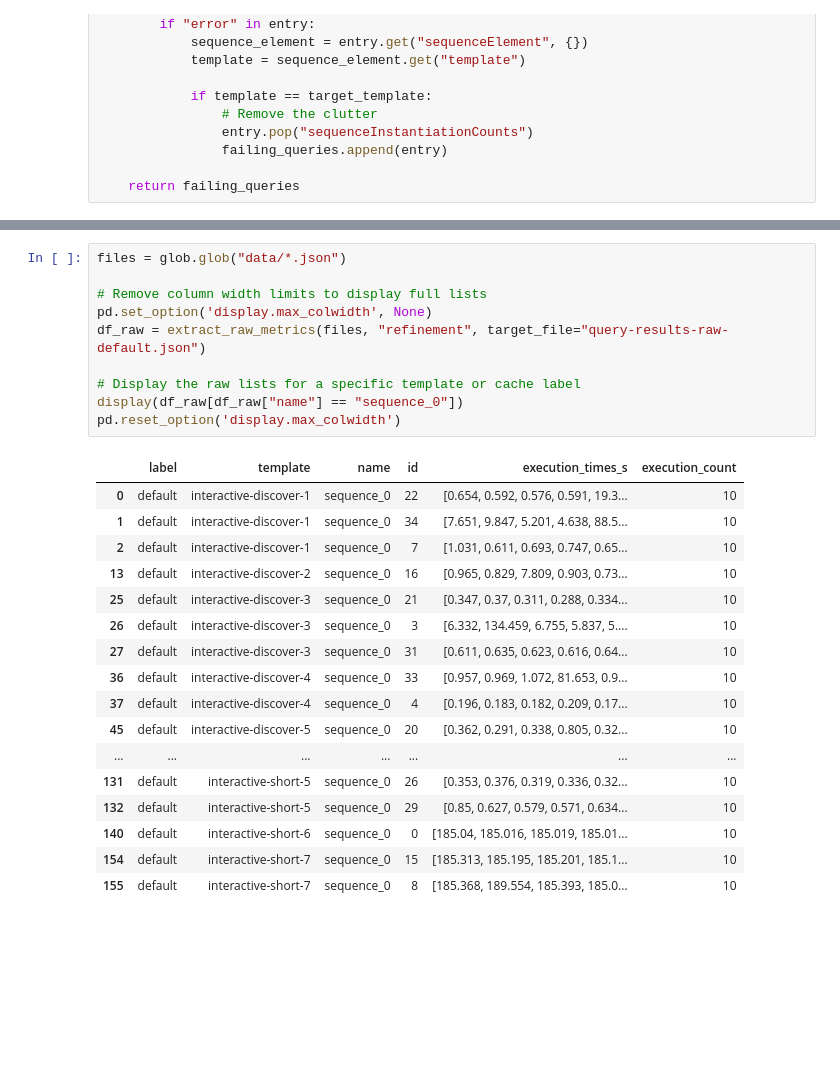
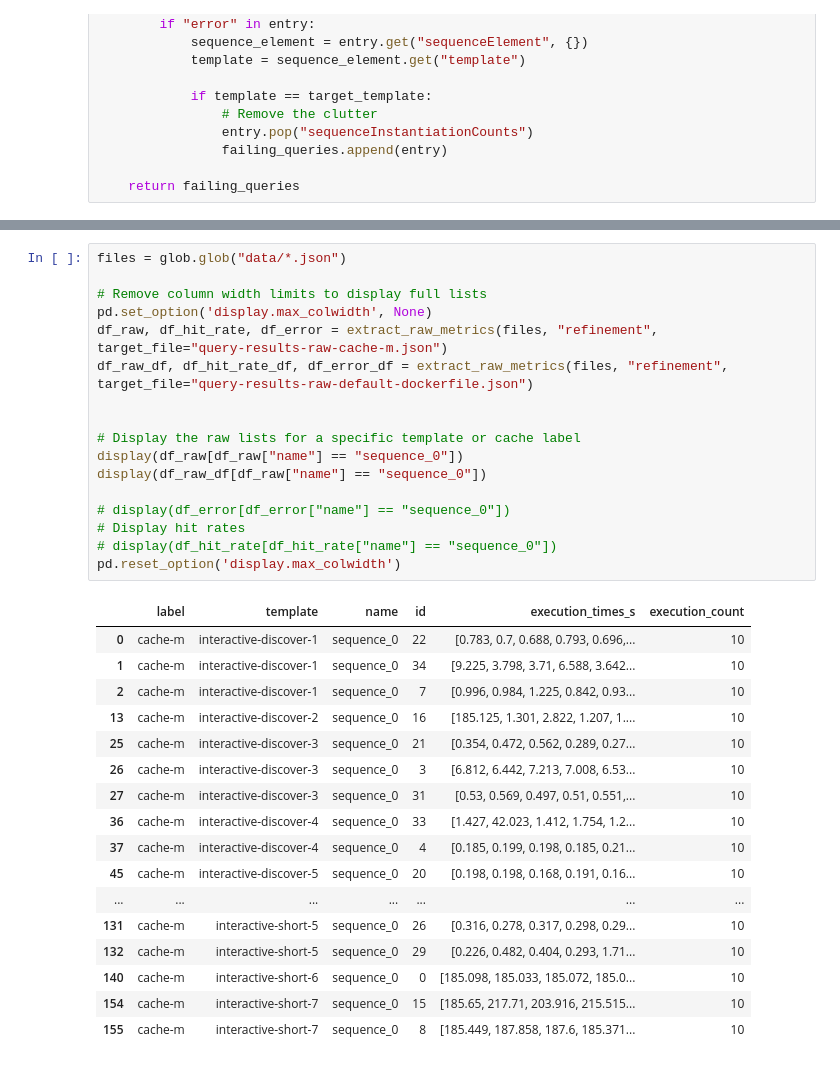
Before and after one commit to RubenEschauzier/process-raw-caching-jbr-output, a Jupyter notebook: src/data_analysis.ipynb, the cells around one changed output, grey strips where cells are left out. Saved outputs shown, nothing was run; the diff lists cells and outputs as text; blank space fills up the shorter version.

```diff
--- a/src/data_analysis.ipynb
+++ b/src/data_analysis.ipynb
@@ -506,28 +532,35 @@ def extract_raw_metrics(files, filterMode: Literal["refinement", "non-refinement
 # %%
 files = glob.glob("data/*.json")
 
 # Remove column width limits to display full lists
 pd.set_option('display.max_colwidth', None)
-df_raw = extract_raw_metrics(files, "refinement", target_file="query-results-raw-default.json")
+df_raw, df_hit_rate, df_error = extract_raw_metrics(files, "refinement", target_file="query-results-raw-cache-m.json")
+df_raw_df, df_hit_rate_df, df_error_df = extract_raw_metrics(files, "refinement", target_file="query-results-raw-default-dockerfile.json")
+
 
 # Display the raw lists for a specific template or cache label
 display(df_raw[df_raw["name"] == "sequence_0"])
+display(df_raw_df[df_raw["name"] == "sequence_0"])
+
+# display(df_error[df_error["name"] == "sequence_0"])
+# Display hit rates
+# display(df_hit_rate[df_hit_rate["name"] == "sequence_0"])
 pd.reset_option('display.max_colwidth')
 # %% [output]
 |  | label | template | name | id | execution_times_s | execution_count |
-| 0 | default | interactive-discover-1 | sequence_0 | 22 | [0.654, 0.592, 0.576, 0.591, 19.3... | 10 |
-| 1 | default | interactive-discover-1 | sequence_0 | 34 | [7.651, 9.847, 5.201, 4.638, 88.5... | 10 |
-| 2 | default | interactive-discover-1 | sequence_0 | 7 | [1.031, 0.611, 0.693, 0.747, 0.65... | 10 |
-| 13 | default | interactive-discover-2 | sequence_0 | 16 | [0.965, 0.829, 7.809, 0.903, 0.73... | 10 |
-| 25 | default | interactive-discover-3 | sequence_0 | 21 | [0.347, 0.37, 0.311, 0.288, 0.334... | 10 |
-| 26 | default | interactive-discover-3 | sequence_0 | 3 | [6.332, 134.459, 6.755, 5.837, 5.... | 10 |
-| 27 | default | interactive-discover-3 | sequence_0 | 31 | [0.611, 0.635, 0.623, 0.616, 0.64... | 10 |
-| 36 | default | interactive-discover-4 | sequence_0 | 33 | [0.957, 0.969, 1.072, 81.653, 0.9... | 10 |
-| 37 | default | interactive-discover-4 | sequence_0 | 4 | [0.196, 0.183, 0.182, 0.209, 0.17... | 10 |
-| 45 | default | interactive-discover-5 | sequence_0 | 20 | [0.362, 0.291, 0.338, 0.805, 0.32... | 10 |
+| 0 | cache-m | interactive-discover-1 | sequence_0 | 22 | [0.783, 0.7, 0.688, 0.793, 0.696,... | 10 |
+| 1 | cache-m | interactive-discover-1 | sequence_0 | 34 | [9.225, 3.798, 3.71, 6.588, 3.642... | 10 |
+| 2 | cache-m | interactive-discover-1 | sequence_0 | 7 | [0.996, 0.984, 1.225, 0.842, 0.93... | 10 |
+| 13 | cache-m | interactive-discover-2 | sequence_0 | 16 | [185.125, 1.301, 2.822, 1.207, 1.... | 10 |
+| 25 | cache-m | interactive-discover-3 | sequence_0 | 21 | [0.354, 0.472, 0.562, 0.289, 0.27... | 10 |
+| 26 | cache-m | interactive-discover-3 | sequence_0 | 3 | [6.812, 6.442, 7.213, 7.008, 6.53... | 10 |
+| 27 | cache-m | interactive-discover-3 | sequence_0 | 31 | [0.53, 0.569, 0.497, 0.51, 0.551,... | 10 |
+| 36 | cache-m | interactive-discover-4 | sequence_0 | 33 | [1.427, 42.023, 1.412, 1.754, 1.2... | 10 |
+| 37 | cache-m | interactive-discover-4 | sequence_0 | 4 | [0.185, 0.199, 0.198, 0.185, 0.21... | 10 |
+| 45 | cache-m | interactive-discover-5 | sequence_0 | 20 | [0.198, 0.198, 0.168, 0.191, 0.16... | 10 |
 | ... | ... | ... | ... | ... | ... | ... |
-| 131 | default | interactive-short-5 | sequence_0 | 26 | [0.353, 0.376, 0.319, 0.336, 0.32... | 10 |
-| 132 | default | interactive-short-5 | sequence_0 | 29 | [0.85, 0.627, 0.579, 0.571, 0.634... | 10 |
-| 140 | default | interactive-short-6 | sequence_0 | 0 | [185.04, 185.016, 185.019, 185.01... | 10 |
-| 154 | default | interactive-short-7 | sequence_0 | 15 | [185.313, 185.195, 185.201, 185.1... | 10 |
-| 155 | default | interactive-short-7 | sequence_0 | 8 | [185.368, 189.554, 185.393, 185.0... | 10 |
+| 131 | cache-m | interactive-short-5 | sequence_0 | 26 | [0.316, 0.278, 0.317, 0.298, 0.29... | 10 |
+| 132 | cache-m | interactive-short-5 | sequence_0 | 29 | [0.226, 0.482, 0.404, 0.293, 1.71... | 10 |
+| 140 | cache-m | interactive-short-6 | sequence_0 | 0 | [185.098, 185.033, 185.072, 185.0... | 10 |
+| 154 | cache-m | interactive-short-7 | sequence_0 | 15 | [185.65, 217.71, 203.916, 215.515... | 10 |
+| 155 | cache-m | interactive-short-7 | sequence_0 | 8 | [185.449, 187.858, 187.6, 185.371... | 10 |
```
Also changed, not shown: parts of 8 cells of this notebook, 2 other files.
